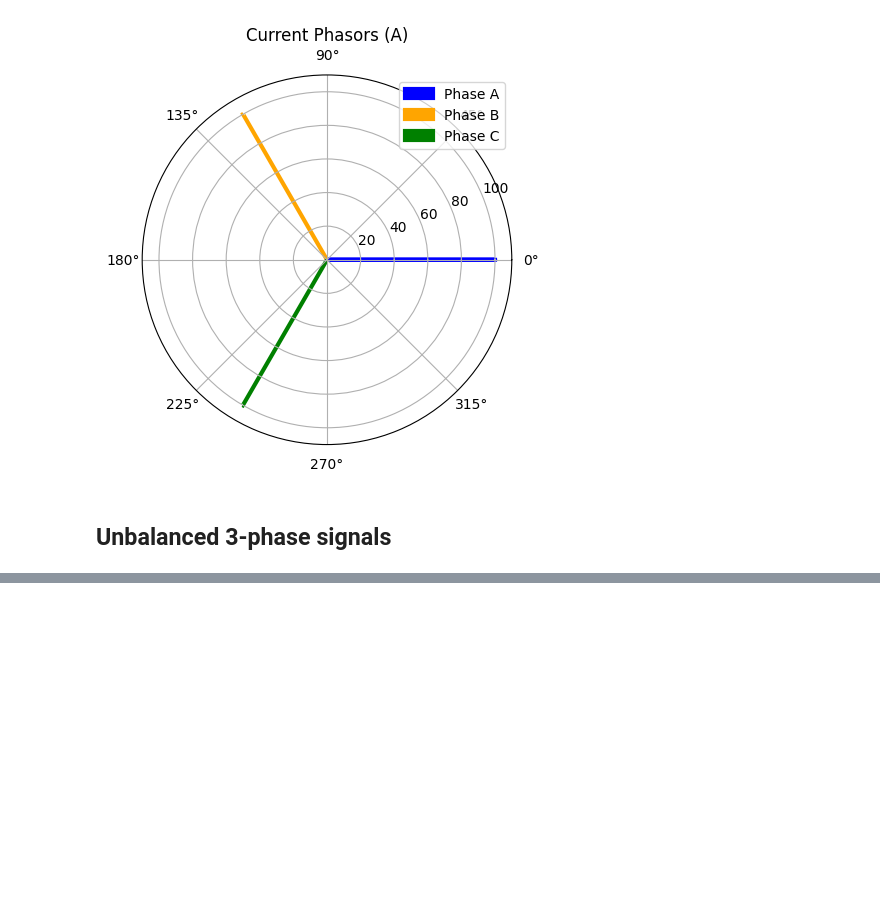
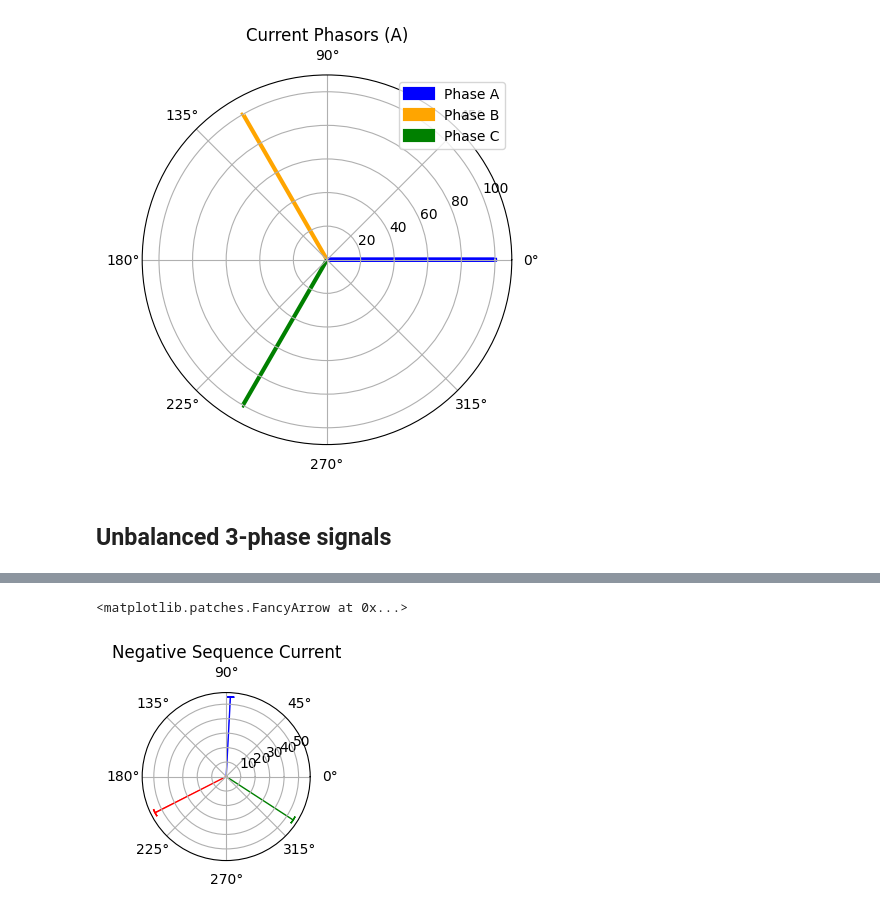
Before and after one commit to miek770/blog, a Jupyter notebook: raws/2023-07-xx.ipynb, the cells around one changed output, grey strips where cells are left out. Cells and saved outputs as stored; diff of their text form; code cells hidden in the pictures; blank space fills up the shorter version.

```diff
--- a/raws/2023-07-xx.ipynb
+++ b/raws/2023-07-xx.ipynb
@@ -224,0 +226,10 @@ plt.show()
+# %%
+# Plot the negative sequence current phasors on a polar plot
+plt.subplot(2, 2, 3, polar=True)
+plt.title('Negative Sequence Current')
+plt.arrow(0, 0, np.angle(Ineg), np.abs(Ineg), head_width=0.1, head_length=0.2, fc='b', ec='b')
+plt.arrow(0, 0, np.angle(Ineg * np.exp(2j * np.pi / 3)), np.abs(Ineg), head_width=0.1, head_length=0.2, fc='r', ec='r')
+plt.arrow(0, 0, np.angle(Ineg * np.exp(-2j * np.pi / 3)), np.abs(Ineg), head_width=0.1, head_length=0.2, fc='g', ec='g')
+# %% [output]
+<matplotlib.patches.FancyArrow at 0x...>
+[figure, added]
```
Also changed, not shown: parts of 34 cells of this notebook.
